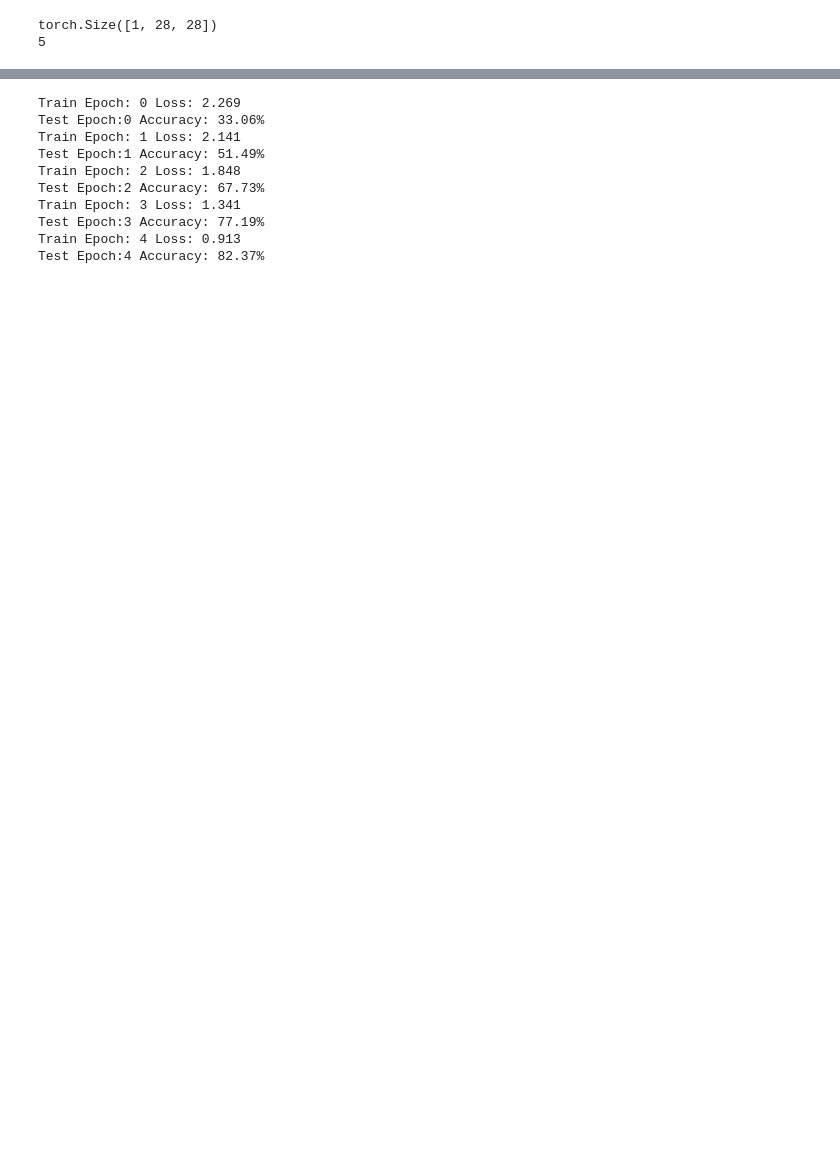
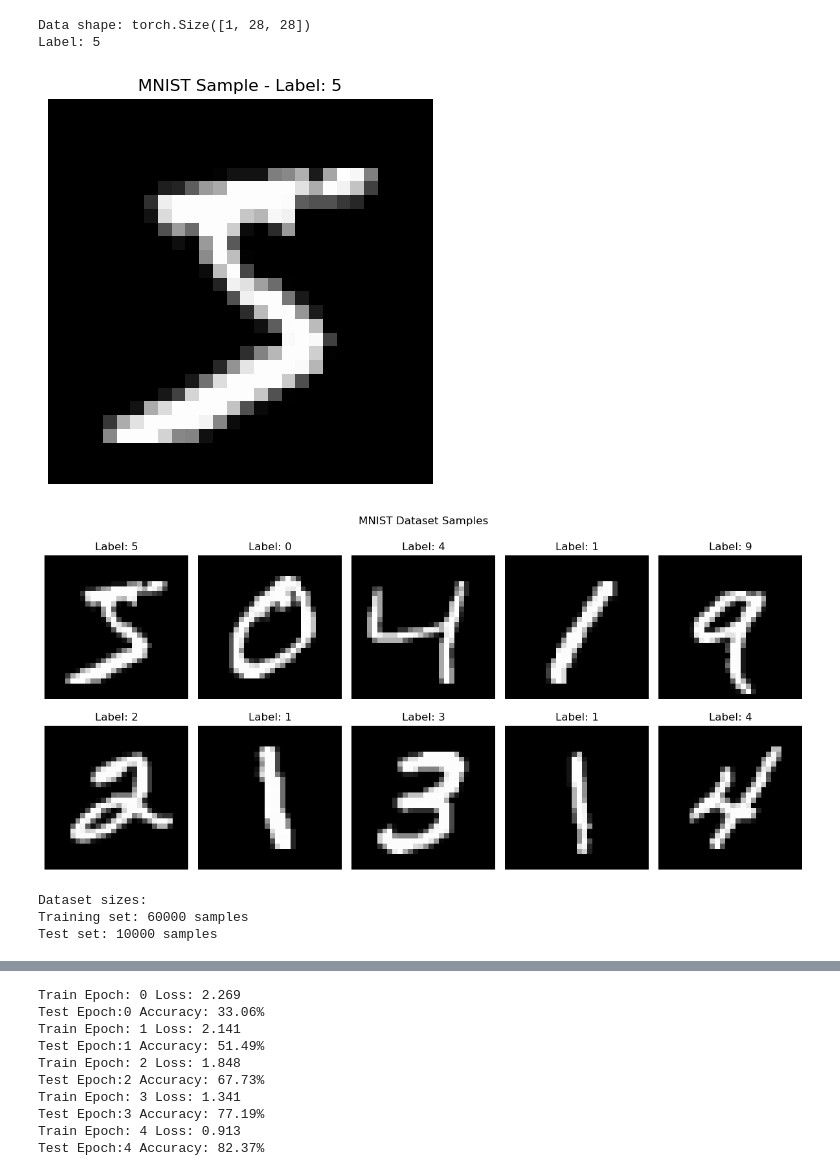
Before and after one commit to shaoxiongduan/rdfz-ai-elective, a Jupyter notebook: src/1. Basic Neural Networks/BasicNN_redacted.ipynb, the cells around one changed output, grey strips where cells are left out. Drawn from its saved outputs; the diff is of its cells as text; code cells hidden in the pictures; blank space fills up the shorter version.

```diff
--- a/src/1. Basic Neural Networks/BasicNN_redacted.ipynb
+++ b/src/1. Basic Neural Networks/BasicNN_redacted.ipynb
@@ -9,6 +27,9 @@ import os
 import gzip
 import numpy as np
 import matplotlib.pyplot as plt
+from pathlib import Path
+
+project_dir = str(Path().resolve().parent.parent)
 # %%
 class MNISTDataset(Dataset):
     def __init__(self,datadir,transform,is_train = True):
@@ -52,12 +73,12 @@ class MNISTDataset(Dataset):
 
 # Create datasets
 train_dataset = MNISTDataset(
-    datadir='MNIST/raw',
+    datadir=os.path.join(project_dir, 'data/MNIST/raw'),
     transform=T.ToTensor(),
     is_train=True
 )
 test_dataset = MNISTDataset(
-    datadir='MNIST/raw',
+    datadir=os.path.join(project_dir, 'data/MNIST/raw'),
     transform=T.ToTensor(),
     is_train=False
 )
@@ -68,35 +89,40 @@ test_loader = DataLoader(test_dataset, batch_size=10000, shuffle=False, drop_las
 
 # Get a sample and display it
 data, target = train_dataset[0]
 print(f"Data shape: {data.shape}")
 print(f"Label: {target}")
 
 # Display the image
 plt.figure(figsize=(5, 5))
 plt.imshow(data.squeeze(), cmap='gray')
 plt.title(f"MNIST Sample - Label: {target}")
 plt.axis('off')
 plt.show()
 
 # Display multiple samples
 fig, axes = plt.subplots(2, 5, figsize=(12, 6))
 fig.suptitle("MNIST Dataset Samples")
 
 for i, ax in enumerate(axes.flat):
     data, target = train_dataset[i]
     ax.imshow(data.squeeze(), cmap='gray')
     ax.set_title(f"Label: {target}")
     ax.axis('off')
 
 plt.tight_layout()
 plt.show()
 
 print("Dataset sizes:")
 print(f"Training set: {len(train_dataset)} samples")
 print(f"Test set: {len(test_dataset)} samples")
 # %% [output]
-torch.Size([1, 28, 28])
-5
+Data shape: torch.Size([1, 28, 28])
+Label: 5
+[figure, added]
+[figure, added]
+Dataset sizes:
+Training set: 60000 samples
+Test set: 10000 samples
 # %%
 class SimpleNN(nn.Module):
     def __init__(self):
```
Also changed, not shown: parts of 2 cells of this notebook, 52 other files.
